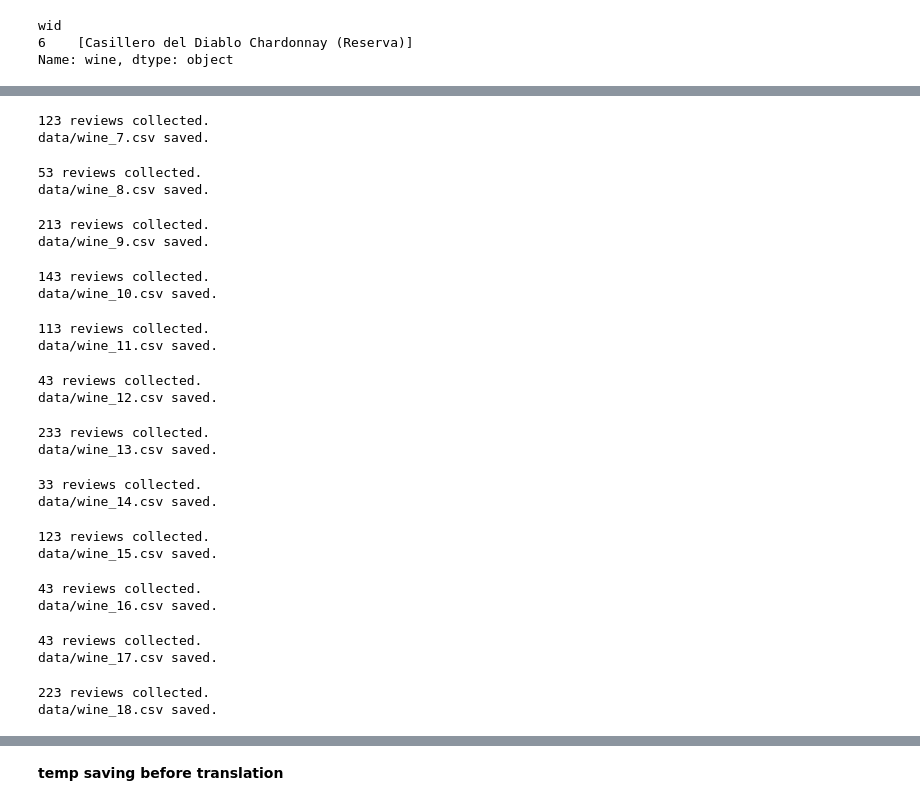
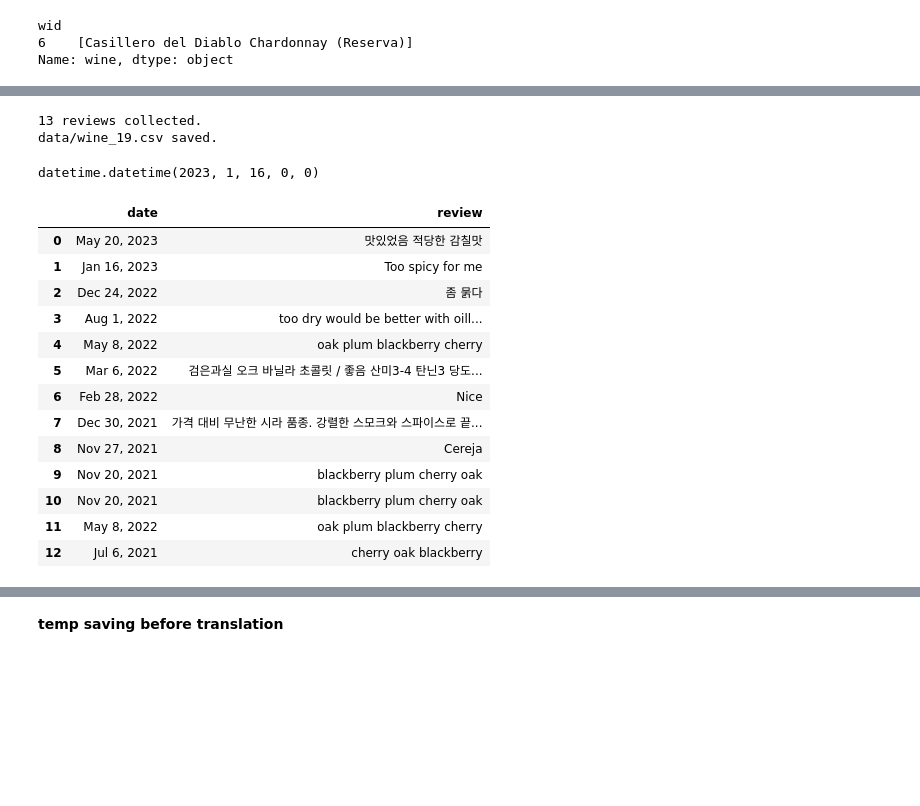
Before and after one commit to lbk209/topic_modeling, a Jupyter notebook: vivino_community_reviews.ipynb, the cells around one changed output, grey strips where cells are left out. Drawn from its saved outputs; the diff is of its cells as text; code cells hidden in the pictures; blank space fills up the shorter version.

```diff
--- a/vivino_community_reviews.ipynb
+++ b/vivino_community_reviews.ipynb
@@ -131,28 +312,12 @@ path = 'data'
 for wine_name, wine_url in wines.items():
     df = vivino_reviews(wine_url, wine_name, **kwargs)
     df_reviews = concat_reviews(df_reviews, df, wine_name, col_rev, path=path, id_start=id_start)
+    break # testing
 # %% [output]
-123 reviews collected.
-data/wine_7.csv saved.
+13 reviews collected.
+data/wine_19.csv saved.
-53 reviews collected.
-data/wine_8.csv saved.
-213 reviews collected.
-data/wine_9.csv saved.
-143 reviews collected.
-data/wine_10.csv saved.
-113 reviews collected.
-data/wine_11.csv saved.
-43 reviews collected.
-data/wine_12.csv saved.
-233 reviews collected.
-data/wine_13.csv saved.
-33 reviews collected.
-data/wine_14.csv saved.
-123 reviews collected.
-data/wine_15.csv saved.
-43 reviews collected.
-data/wine_16.csv saved.
-43 reviews collected.
-data/wine_17.csv saved.
-223 reviews collected.
-data/wine_18.csv saved.
+# %%
+from datetime import datetime
+datetime.strptime("Jan 16, 2023", '%b %d, %Y')
+# %% [output]
+datetime.datetime(2023, 1, 16, 0, 0)
@@ -158,0 +328,17 @@ data/wine_18.csv saved.
+# %%
+df_reviews
+# %% [output]
+|  | date | review |
+| 0 | May 20, 2023 | 맛있었음 적당한 감칠맛 |
+| 1 | Jan 16, 2023 | Too spicy for me |
+| 2 | Dec 24, 2022 | 좀 묽다 |
+| 3 | Aug 1, 2022 | too dry would be better with oill... |
+| 4 | May 8, 2022 | oak plum blackberry cherry |
+| 5 | Mar 6, 2022 | 검은과실 오크 바닐라 초콜릿 / 좋음 산미3-4 탄닌3 당도... |
+| 6 | Feb 28, 2022 | Nice |
+| 7 | Dec 30, 2021 | 가격 대비 무난한 시라 품종. 강렬한 스모크와 스파이스로 끝... |
+| 8 | Nov 27, 2021 | Cereja |
+| 9 | Nov 20, 2021 | blackberry plum cherry oak |
+| 10 | Nov 20, 2021 | blackberry plum cherry oak |
+| 11 | May 8, 2022 | oak plum blackberry cherry |
+| 12 | Jul 6, 2021 | cherry oak blackberry |
```
Also changed, not shown: parts of 19 cells of this notebook.
